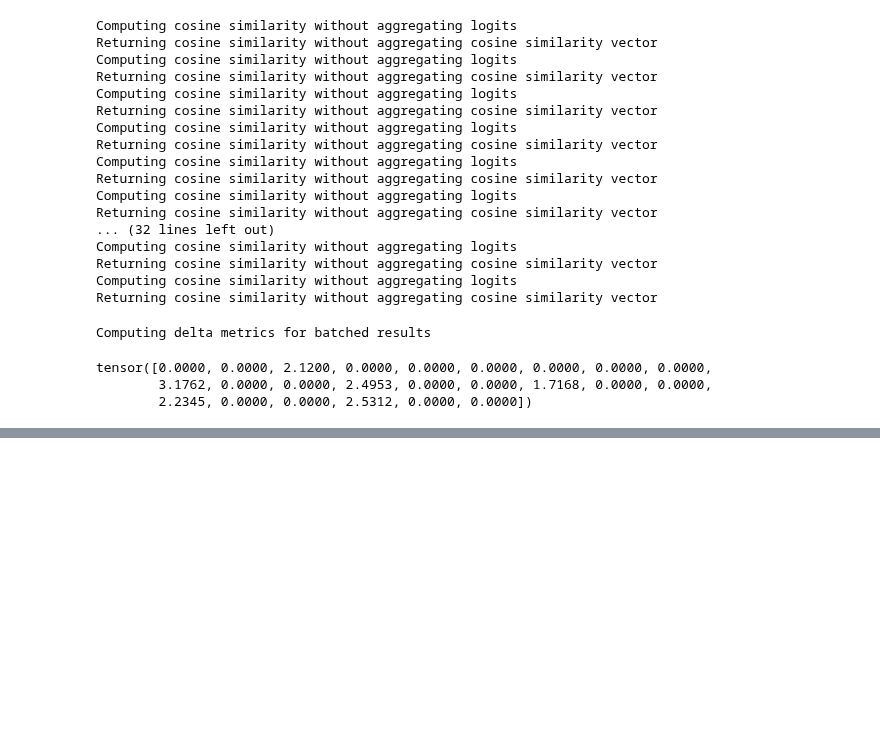
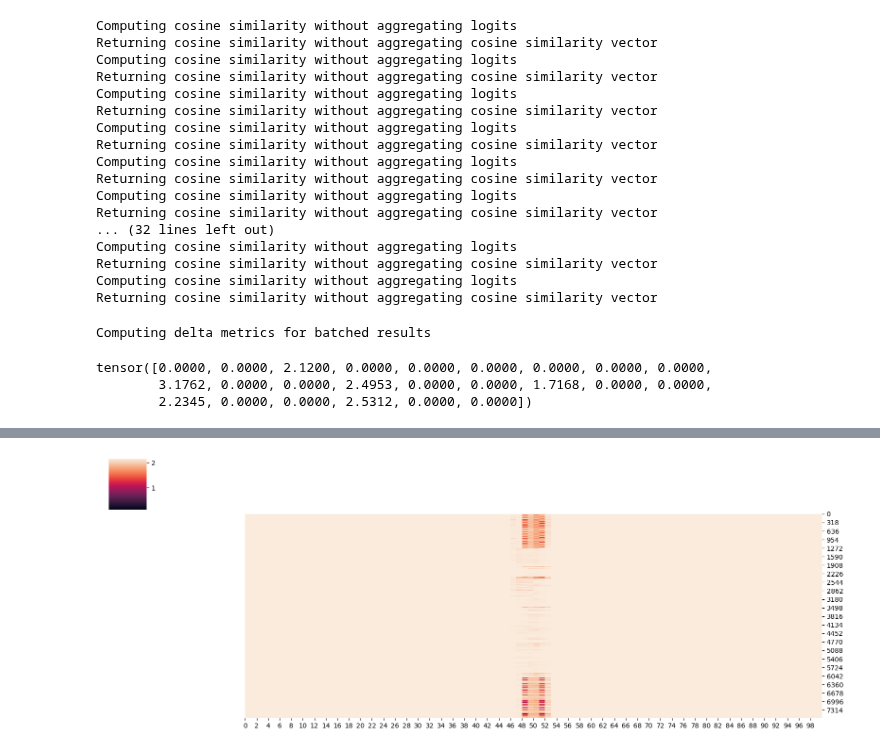
Before and after one commit to bschilder/VEP_DNA, a Jupyter notebook: notebooks/flashzoi.ipynb, the cells around one changed output, grey strips where cells are left out. Drawn from its saved outputs; the diff is of its cells as text; code cells hidden in the pictures; blank space fills up the shorter version.

```diff
--- a/notebooks/flashzoi.ipynb
+++ b/notebooks/flashzoi.ipynb
@@ -706,0 +1010,20 @@ array([[[1.29157249e-02, 1.24407355e-02, 7.79904053e-03, ...,
+# %%
+# Subset to RNA tracks
+trks_idx = targets.index[targets["description"].str.startswith("RNA:")].tolist()
+# trks_idx = None
+
+max_trk_counts = []
+for site_name in trks_covr.keys():
+    df_tmp = pd.DataFrame([x.numpy() for x in torch.unique(trks_covr[site_name][:,trks_idx,:].max(dim=2)[0].argmax(dim=1), return_counts=True)],
+                                index=["track_idx", "count"]
+                                ).T.sort_values(by="count", ascending=False)
+    df_tmp["site_name"] = site_name
+    max_trk_counts.append(df_tmp)
+
+max_trk_counts = pd.concat(max_trk_counts, axis=0)
+
+# Get the top ontology labels for the top tracks
+for col in ["name"]+[x for x in targets.columns if x.endswith("_LABEL")]:
+    print(col)
+    print(targets.iloc[max_trk_counts['track_idx'].values][col].dropna().tolist()[:20])
+    print("\n")
@@ -706,0 +1077,62 @@ array([[[1.29157249e-02, 1.24407355e-02, 7.79904053e-03, ...,
+# %%
+import numpy as np
+import seaborn as sns
+import matplotlib.pyplot as plt
+
+# Bin data along the x-axis (columns), allowing bin size to be set
+def bin_along_axis(data, bin_size, axis=1, agg_func=np.mean):
+    """
+    Bin data along the specified axis.
+    data: np.ndarray
+    bin_size: int
+    axis: int (default 1, i.e., columns/x-axis)
+    agg_func: function to aggregate within bins (default np.mean)
+    Returns: binned data (np.ndarray)
+    """
+    if bin_size is None:
+        return data
+    shape = list(data.shape)
+    n_bins = shape[axis] // bin_size
+    cut = n_bins * bin_size
+    # Slice to only full bins
+    slicer = [slice(None)] * data.ndim
+    slicer[axis] = slice(0, cut)
+    data_cut = data[tuple(slicer)]
+    # Reshape for binning
+    new_shape = shape[:axis] + [n_bins, bin_size] + shape[axis+1:]
+    data_binned = data_cut.reshape(new_shape)
+    # Aggregate within bins
+    data_binned = agg_func(data_binned, axis=axis+1)
+    print("Input shape: ", data.shape)
+    print("Output shape: ", data_binned.shape)
+    return data_binned
+
+bin_size = 1  # Set your desired bin size here
+# dat_binned = bin_along_axis(
+#     # data = trks_covr_mean[site_name].cpu().numpy(),
+#     data = entropy(trks_covr[site_name]).cpu().numpy(),
+#                             bin_size = bin_size,
+#                             axis=1)
+# dat_binned = np.log2(np.abs(dat_binned))
+
+dat_binned = entropy(vp.get_middle_n(trks_covr[site_name], 100), dim=0)
+dat_binned = np.log2(dat_binned)
+
+
+# Create the clustermap
+g = sns.clustermap(dat_binned.cpu().numpy(),
+                   col_cluster=False,
+                   row_cluster=False,
+                   figsize=(16, 6))
+
+# Adjust x-axis tick labels to reflect original coordinates
+ax = g.ax_heatmap
+xticks = ax.get_xticks()
+# Only keep ticks that are within the data range
+xticks = [int(tick) for tick in xticks if 0 <= tick < dat_binned.shape[1]]
+ax.set_xticks(xticks)
+ax.set_xticklabels([str(tick * bin_size) for tick in xticks])
+
+plt.show()
+# %% [output]
+[figure, added]
```
Also changed, not shown: parts of 38 cells of this notebook, 18 other files.
